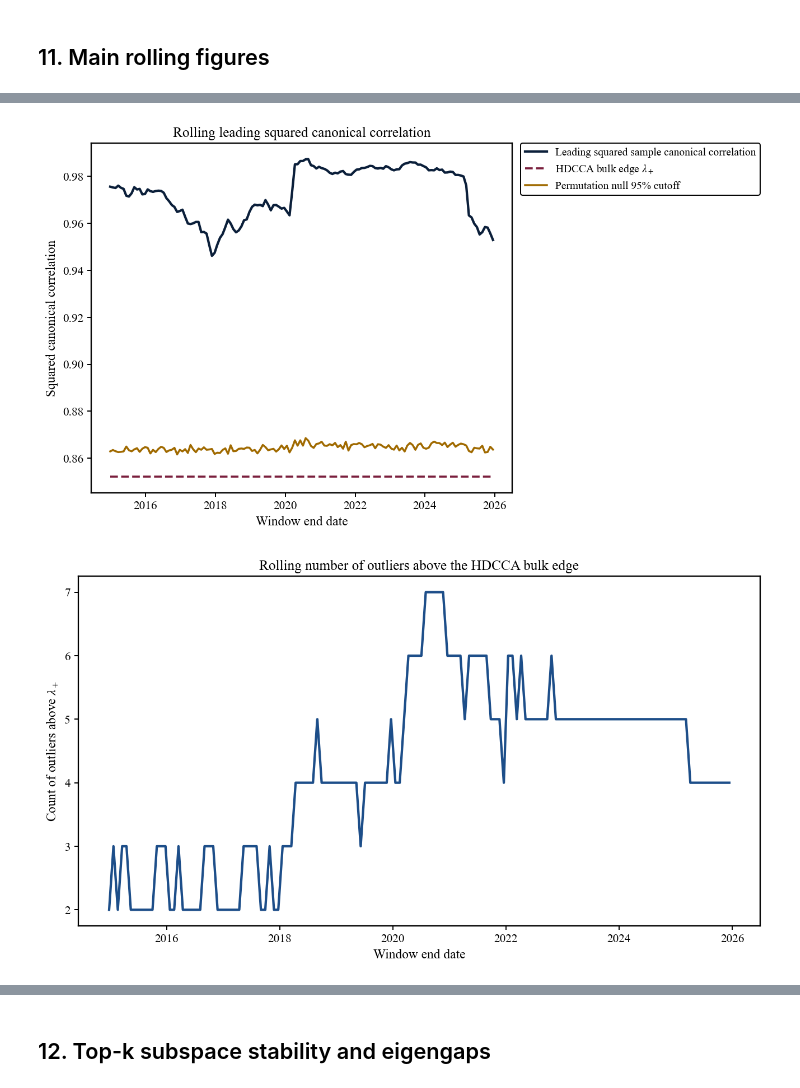
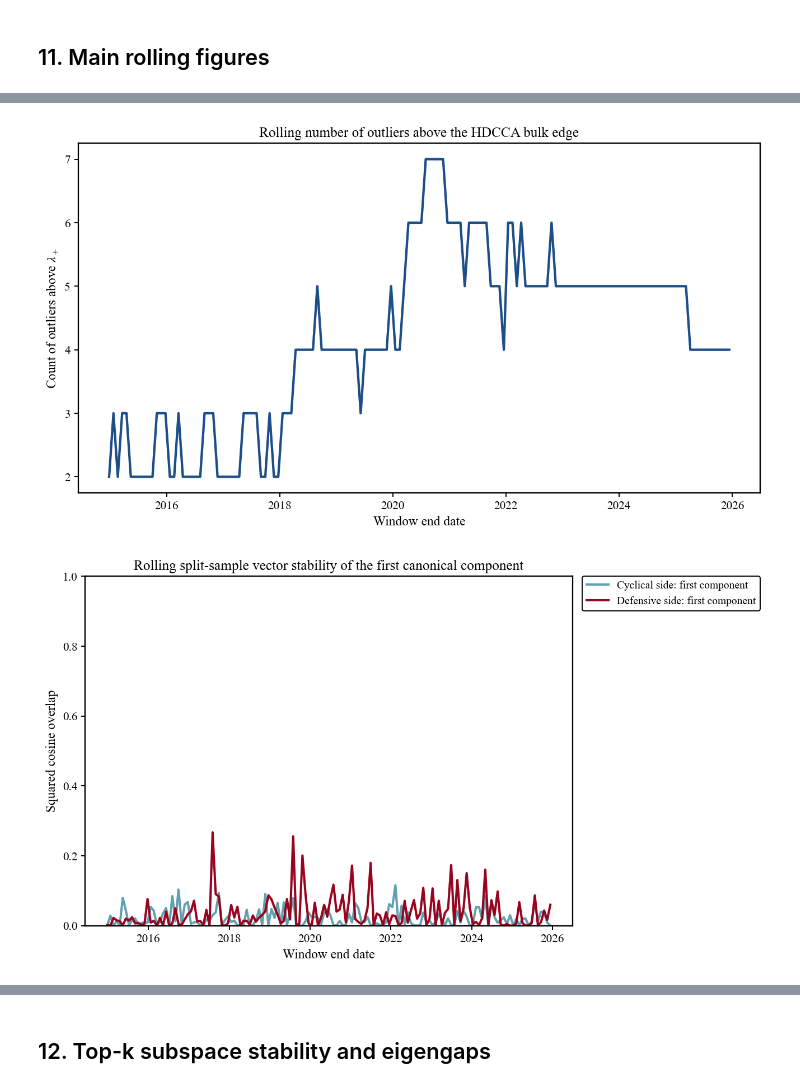
Before and after one commit to albats/hdcca_thesis, a Jupyter notebook: CRSP_Analysis/hdcca_empirical_analysis_crsp.ipynb, the cells around one changed output, grey strips where cells are left out. Cells and saved outputs as stored; diff of their text form; code cells hidden in the pictures.

```diff
--- a/CRSP_Analysis/hdcca_empirical_analysis_crsp.ipynb
+++ b/CRSP_Analysis/hdcca_empirical_analysis_crsp.ipynb
@@ -45,13 +45,15 @@ pd.set_option("display.width", 220)
 # %%
 # ---- style settings
 THESIS_COLORS = {
-    "navy": "#0B1F3A",
+    "darkteal": "#0F4C5C",
+    "teal": "#61A0AF",
     "blue": "#1D4E89",
-    "teal": "#0E7490",
     "green": "#2F6B3B",
-    "burgundy": "#7A1F3D",
+    "burgundy": "#9A031E",
     "gold": "#A06A00",
+    "autumn": "#E36414",
     "charcoal": "#111111",
+    "grey": "#555555"
 }
 
 mpl.rcParams.update({
@@ -129,7 +131,7 @@ def rotate_xlabels(ax, rotation=35):
 # %%
 # ---- define paths and constants
 BASE_DIR = Path.cwd()
-CRSP_ZIP = BASE_DIR / "crsp_dataset.zip"
+CRSP_ZIP = BASE_DIR / "crsp_data" / "crsp_dataset.zip"
 
 OUTPUT_DIR = BASE_DIR / "empirical_outputs_crsp"
 FIG_DIR = OUTPUT_DIR / "figures"
@@ -171,6 +173,8 @@ PRE2020_END = pd.Timestamp("2020-01-03")
 POST2020_START = pd.Timestamp("2020-01-10")
 SUBSPACE_KS = [1, 2, 3, 5]
 N_COMPONENT_VECTOR_STAB = 5
+BG_MAX_WIDE_RANKS = 5
+BG_FIGURE10_MAX_SIGNALS = 3
 
 if not CRSP_ZIP.exists():
     raise FileNotFoundError(f"Expected {CRSP_ZIP} to exist. Put crsp_dataset.zip in the notebook working folder.")
@@ -1231,75 +1383,44 @@ portfolio is not stably estimated as an individual direction.
+# %%
+# Figure 2: number of outliers above the bulk edge
+fig, ax = thesis_figure(figsize=(9.2, 5.2))
+ax.plot(
+    rolling_summary_main["end_date"],
+    rolling_summary_main["n_outliers_above_bulk"],
+    linewidth=2.2,
+    color=THESIS_COLORS["blue"],
+)
+ax.set_title("Rolling number of outliers above the HDCCA bulk edge")
+ax.set_xlabel("Window end date")
+ax.set_ylabel(r"Count of outliers above $\lambda_+$")
+style_axes(ax)
+fig.savefig(FIG_DIR / "figure2_outlier_count_main260.png")
+plt.show()
+# %% [output]
+[figure, added]
 # %%
-# Figure 1: leading root vs bulk edge and permutation null
-fig, ax = thesis_figure(figsize=(9.2, 5.2))
-ax.plot(
-    rolling_summary_main["end_date"],
-    rolling_summary_main["lambda1_sq"],
-    linewidth=2.2,
-    color=THESIS_COLORS["navy"],
-    label="Leading squared sample canonical correlation",
-)
-ax.plot(
-    rolling_summary_main["end_date"],
-    rolling_summary_main["lambda_plus"],
-    linewidth=1.9,
-    color=THESIS_COLORS["burgundy"],
-    linestyle="--",
-    label=r"HDCCA bulk edge $\lambda_+$",
-)
-ax.plot(
-    rolling_summary_main["end_date"],
-    rolling_summary_main["perm_null_p95_lambda1_sq"],
-    linewidth=1.8,
-    color=THESIS_COLORS["gold"],
-    label="Permutation null 95% cutoff",
-)
-ax.set_title("Rolling leading squared canonical correlation")
-ax.set_xlabel("Window end date")
-ax.set_ylabel("Squared canonical correlation")
-style_axes(ax)
-outside_legend(ax)
-fig.savefig(FIG_DIR / "figure1_leading_root_vs_bulk_and_null_main260.png")
-plt.show()
-
-# Figure 2: number of outliers above the bulk edge
-fig, ax = thesis_figure(figsize=(9.2, 5.2))
-ax.plot(
-    rolling_summary_main["end_date"],
-    rolling_summary_main["n_outliers_above_bulk"],
-    linewidth=2.2,
-    color=THESIS_COLORS["blue"],
-)
-ax.set_title("Rolling number of outliers above the HDCCA bulk edge")
-ax.set_xlabel("Window end date")
-ax.set_ylabel(r"Count of outliers above $\lambda_+$")
-style_axes(ax)
-fig.savefig(FIG_DIR / "figure2_outlier_count_main260.png")
-plt.show()
-
 # Figure 3: split-sample vector stability (first component)
 fig, ax = thesis_figure(figsize=(9.2, 5.2))
 ax.plot(
     rolling_summary_main["end_date"],
     rolling_summary_main["split_stab_x_1"],
     linewidth=2.1,
     color=THESIS_COLORS["teal"],
     label="Cyclical side: first component",
 )
 ax.plot(
     rolling_summary_main["end_date"],
     rolling_summary_main["split_stab_y_1"],
     linewidth=2.1,
     color=THESIS_COLORS["burgundy"],
     label="Defensive side: first component",
 )
 ax.set_title("Rolling split-sample vector stability of the first canonical component")
 ax.set_xlabel("Window end date")
 ax.set_ylabel("Squared cosine overlap")
 ax.set_ylim(0, 1)
 style_axes(ax)
 outside_legend(ax)
 fig.savefig(FIG_DIR / "figure3_split_sample_stability_component1_main260.png")
 plt.show()
 # %% [output]
-[figure, old version]
+[figure, new version]
-[figure, removed]
```
Also changed, not shown: parts of 32 cells of this notebook, 16 other files.
